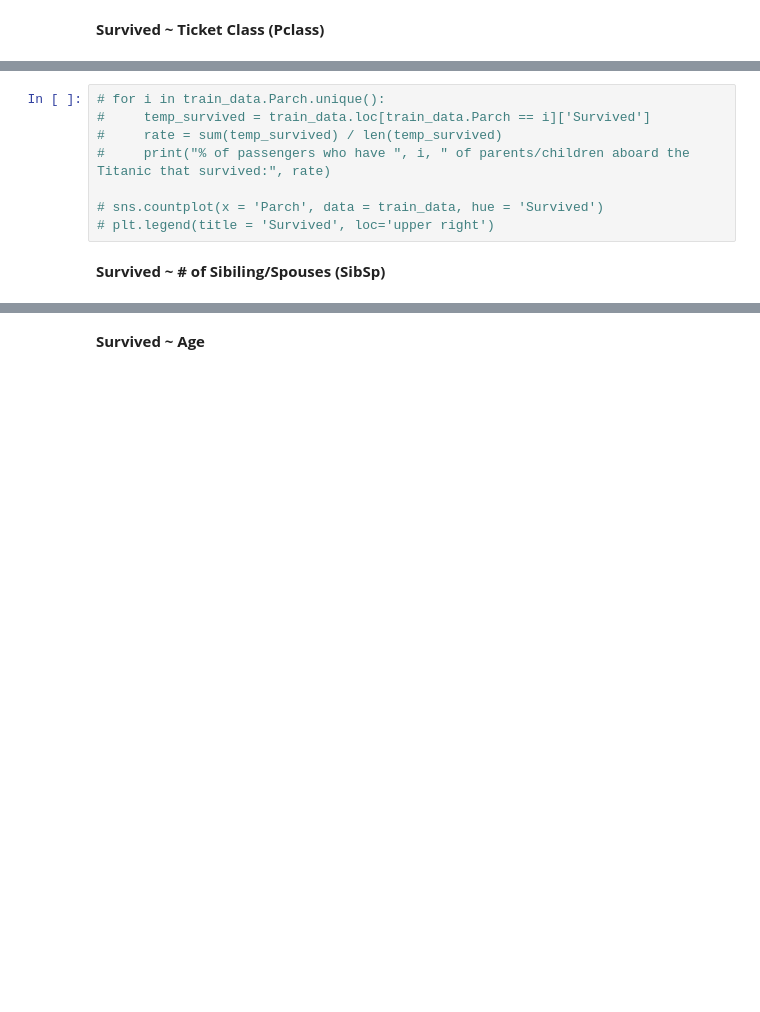
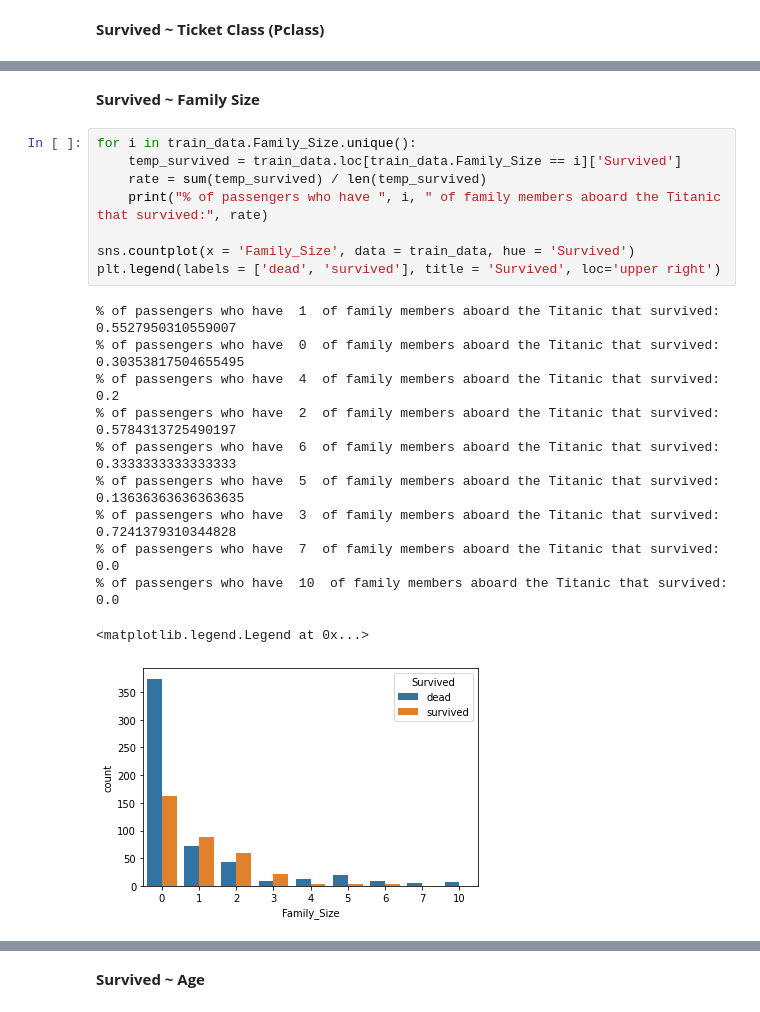
Before and after one commit to NoamRI/Titanic-Kaggle-Competiton, a Jupyter notebook: titanic.ipynb, the cells around one changed output, grey strips where cells are left out. Cells and saved outputs as stored; diff of their text form; blank space fills up the shorter version.

```diff
--- a/titanic.ipynb
+++ b/titanic.ipynb
@@ -476,10 +473,22 @@ Helps us to understand better how the data are behaving
+# %% [markdown]
+**Survived ~ Family Size**
 # %%
-# for i in train_data.Parch.unique():
-#     temp_survived = train_data.loc[train_data.Parch == i]['Survived']
-#     rate = sum(temp_survived) / len(temp_survived)
-#     print("% of passengers who have ", i, " of parents/children aboard the Titanic that survived:", rate)
+for i in train_data.Family_Size.unique():
+    temp_survived = train_data.loc[train_data.Family_Size == i]['Survived']
+    rate = sum(temp_survived) / len(temp_survived)
+    print("% of passengers who have ", i, " of family members aboard the Titanic that survived:", rate)
 
-# sns.countplot(x = 'Parch', data = train_data, hue = 'Survived')
-# plt.legend(title = 'Survived', loc='upper right')
+sns.countplot(x = 'Family_Size', data = train_data, hue = 'Survived')
+plt.legend(labels = ['dead', 'survived'], title = 'Survived', loc='upper right')
+# %% [output]
+% of passengers who have  1  of family members aboard the Titanic that survived: 0.5527950310559007
+% of passengers who have  0  of family members aboard the Titanic that survived: 0.30353817504655495
+% of passengers who have  4  of family members aboard the Titanic that survived: 0.2
+% of passengers who have  2  of family members aboard the Titanic that survived: 0.5784313725490197
+% of passengers who have  6  of family members aboard the Titanic that survived: 0.3333333333333333
+% of passengers who have  5  of family members aboard the Titanic that survived: 0.13636363636363635
+% of passengers who have  3  of family members aboard the Titanic that survived: 0.7241379310344828
+% of passengers who have  7  of family members aboard the Titanic that survived: 0.0
+% of passengers who have  10  of family members aboard the Titanic that survived: 0.0
+<matplotlib.legend.Legend at 0x...>
+[figure, added]
-# %% [markdown]
-**Survived ~ # of Sibiling/Spouses (SibSp)**
```
Also changed, not shown: parts of 39 cells of this notebook.
